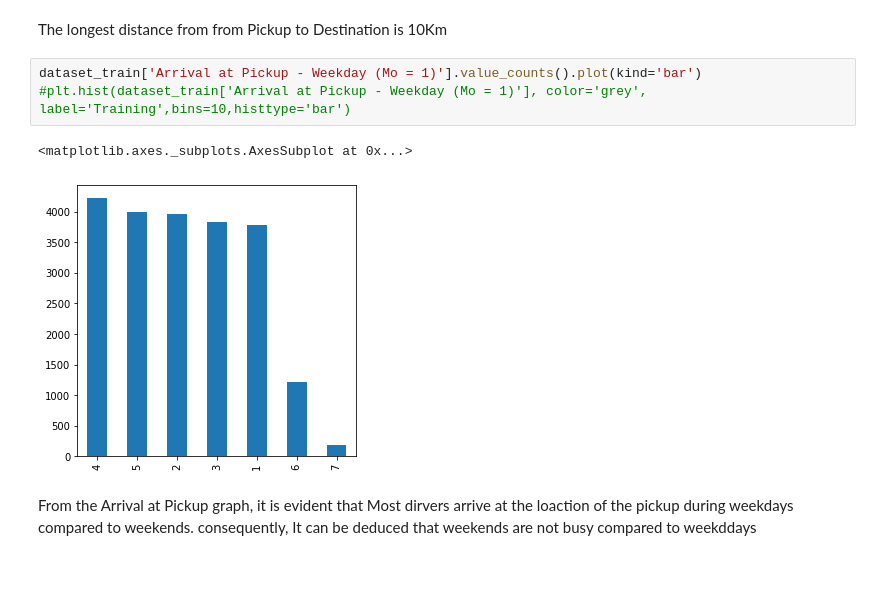
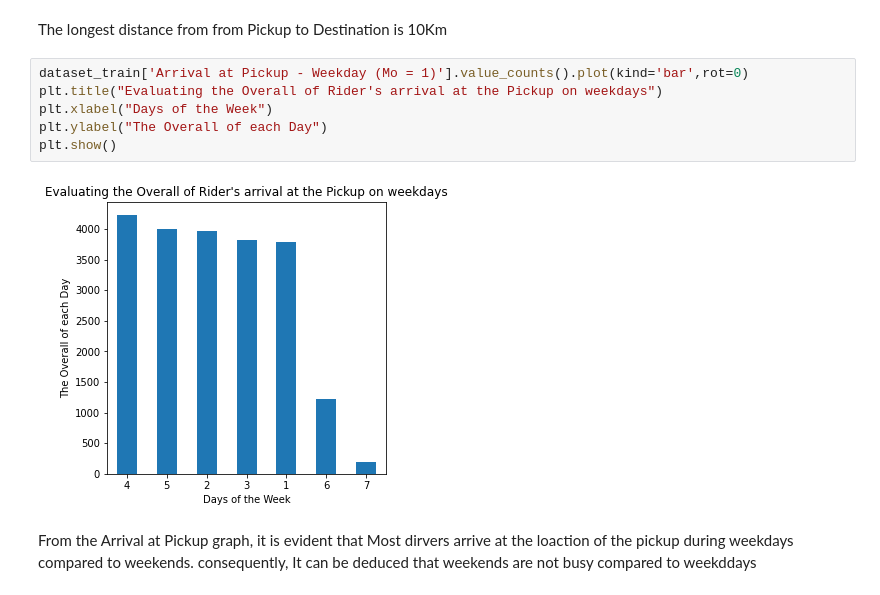
Before and after one commit to Jamakasilwane/EDSA_Zindi_Hackathon, a Jupyter notebook: EDSA_Zindi_Hackathon_notebook.ipynb, the cells around one changed output. Drawn from its saved outputs; the diff is of its cells as text.

```diff
--- a/EDSA_Zindi_Hackathon_notebook.ipynb
+++ b/EDSA_Zindi_Hackathon_notebook.ipynb
@@ -220,10 +217,12 @@ plt.show()
 # %% [markdown]
 The longest distance from  from Pickup to Destination is 10Km
-# %%
-dataset_train['Arrival at Pickup - Weekday (Mo = 1)'].value_counts().plot(kind='bar')
-#plt.hist(dataset_train['Arrival at Pickup - Weekday (Mo = 1)'], color='grey', label='Training',bins=10,histtype='bar')
-# %% [output]
-<matplotlib.axes._subplots.AxesSubplot at 0x...>
-[figure, removed]
+# %%
+dataset_train['Arrival at Pickup - Weekday (Mo = 1)'].value_counts().plot(kind='bar',rot=0)
+plt.title("Evaluating the Overall of Rider's arrival at the Pickup on weekdays")
+plt.xlabel("Days of the Week")
+plt.ylabel("The Overall of each Day")
+plt.show()
+# %% [output]
+[figure, added]
 # %% [markdown]
 From the Arrival at Pickup graph, it is evident that Most dirvers arrive at the loaction of the pickup during weekdays compared to weekends. consequently, It can be deduced that  weekends are not busy compared to weekddays
```
Also changed, not shown: parts of 48 cells of this notebook.
